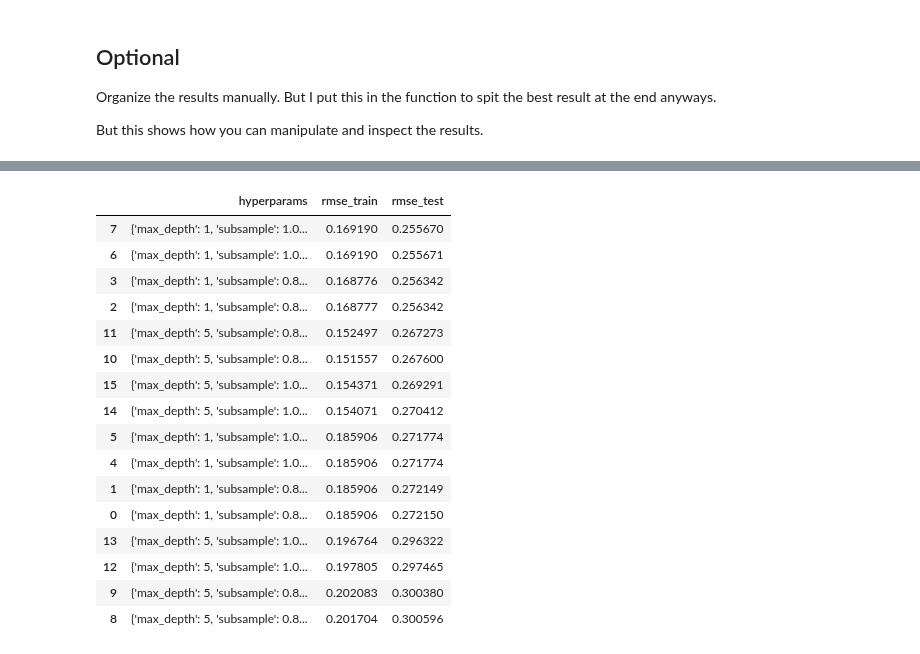
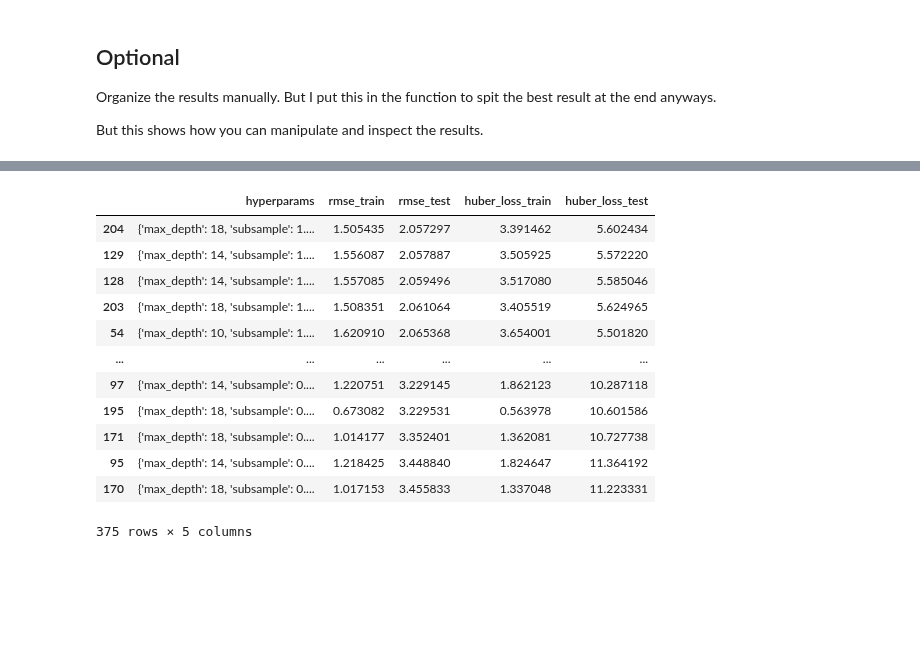
Before and after one commit to mattslyons/JLPS_capstone_project, a Jupyter notebook: modeling/anand_backup/2nd_stage_cv_func_anand.ipynb, the cells around one changed output, grey strips where cells are left out. Cells and saved outputs as stored; diff of their text form; code cells hidden in the pictures; blank space fills up the shorter version.

```diff
--- a/modeling/anand_backup/2nd_stage_cv_func_anand.ipynb
+++ b/modeling/anand_backup/2nd_stage_cv_func_anand.ipynb
@@ -854,0 +1126,11 @@ def time_series_cv(
+# %%
+stage2_params_best = {'max_depth': 18, 'subsample': 1.0, 'eta': 0.01, 'lambda': 1.0, 'n_estimators': 180}
+X = df_model_s2[[predictor_name_s2] + fixed_effects_cols]
+y = df_model_s2[y_var_s2]
+
+xgbr_s2_best = xgb.XGBRegressor(**stage2_params_best, random_state=20)
+xgbr_s2_best.fit(X, y)
+y_hat_s2 = xgbr_s2_best.predict(X)
+
+rmse_val = np.mean(((y - y_hat_s2)**2)**.5)
+print(rmse_val)
@@ -854,0 +1141,2 @@ def time_series_cv(
+# %%
+df_model_s2[y_var_s2+'_hat'] = y_hat_s2
@@ -855,6 +1168,6 @@ def time_series_cv(
 # %%
-output = time_series_cv(df, xvars = num_vars + counties + months, yvar = 'y_hematopoietic',
-  hyperparams = {'max_depth': [1, 5], 'subsample': [.8, 1], 'eta': [.1, .3], 'lambda': [1, .8]},
+output, best_hyperparams_s2 = time_series_cv(df_model_s2, xvars = ([target_name_s1] + fixed_effects_cols), yvar = y_var_s2,
+  hyperparams = {'max_depth': [3, 5, 10, 18], 'subsample': [.8, 1], 'eta': [.1, .3], 'lambda': [1, .8]},
   search_type = 'grid',
   folds = 5,
   verbose=1)
@@ -876,7 +1194,9 @@ output2 = pd.DataFrame({
   'hyperparams': output['hyperparams'],
   'fold': output['fold'],
   'rmse_train': output['rmse_train'],
-  'rmse_test': output['rmse_test']
+  'rmse_test': output['rmse_test'],
+  'huber_loss_train': output['huber_loss_train'],
+  'huber_loss_test': output['huber_loss_test']
 })
 output2
 # %% [output]
@@ -896,25 +1216,24 @@ output2
 # %%
 output2['hyperparams'] = output2['hyperparams'].astype(str)
-output_grp = output2.groupby('hyperparams')[['rmse_train', 'rmse_test']].mean().reset_index().sort_values('rmse_test')
+
+output_grp = output2.groupby('hyperparams')[['rmse_train', 'rmse_test', \
+'huber_loss_train', 'huber_loss_test']].mean().reset_index().sort_values('rmse_test')
+
 output_grp
 # %% [output]
-|  | hyperparams | rmse_train | rmse_test |
-| 7 | {'max_depth': 1, 'subsample': 1.0... | 0.169190 | 0.255670 |
-| 6 | {'max_depth': 1, 'subsample': 1.0... | 0.169190 | 0.255671 |
-| 3 | {'max_depth': 1, 'subsample': 0.8... | 0.168776 | 0.256342 |
-| 2 | {'max_depth': 1, 'subsample': 0.8... | 0.168777 | 0.256342 |
-| 11 | {'max_depth': 5, 'subsample': 0.8... | 0.152497 | 0.267273 |
-| 10 | {'max_depth': 5, 'subsample': 0.8... | 0.151557 | 0.267600 |
-| 15 | {'max_depth': 5, 'subsample': 1.0... | 0.154371 | 0.269291 |
-| 14 | {'max_depth': 5, 'subsample': 1.0... | 0.154071 | 0.270412 |
-| 5 | {'max_depth': 1, 'subsample': 1.0... | 0.185906 | 0.271774 |
-| 4 | {'max_depth': 1, 'subsample': 1.0... | 0.185906 | 0.271774 |
-| 1 | {'max_depth': 1, 'subsample': 0.8... | 0.185906 | 0.272149 |
-| 0 | {'max_depth': 1, 'subsample': 0.8... | 0.185906 | 0.272150 |
-| 13 | {'max_depth': 5, 'subsample': 1.0... | 0.196764 | 0.296322 |
-| 12 | {'max_depth': 5, 'subsample': 1.0... | 0.197805 | 0.297465 |
-| 9 | {'max_depth': 5, 'subsample': 0.8... | 0.202083 | 0.300380 |
-| 8 | {'max_depth': 5, 'subsample': 0.8... | 0.201704 | 0.300596 |
+|  | hyperparams | rmse_train | rmse_test | huber_loss_train | huber_loss_test |
+| 204 | {'max_depth': 18, 'subsample': 1.... | 1.505435 | 2.057297 | 3.391462 | 5.602434 |
+| 129 | {'max_depth': 14, 'subsample': 1.... | 1.556087 | 2.057887 | 3.505925 | 5.572220 |
+| 128 | {'max_depth': 14, 'subsample': 1.... | 1.557085 | 2.059496 | 3.517080 | 5.585046 |
+| 203 | {'max_depth': 18, 'subsample': 1.... | 1.508351 | 2.061064 | 3.405519 | 5.624965 |
+| 54 | {'max_depth': 10, 'subsample': 1.... | 1.620910 | 2.065368 | 3.654001 | 5.501820 |
+| ... | ... | ... | ... | ... | ... |
+| 97 | {'max_depth': 14, 'subsample': 0.... | 1.220751 | 3.229145 | 1.862123 | 10.287118 |
+| 195 | {'max_depth': 18, 'subsample': 0.... | 0.673082 | 3.229531 | 0.563978 | 10.601586 |
+| 171 | {'max_depth': 18, 'subsample': 0.... | 1.014177 | 3.352401 | 1.362081 | 10.727738 |
+| 95 | {'max_depth': 14, 'subsample': 0.... | 1.218425 | 3.448840 | 1.824647 | 11.364192 |
+| 170 | {'max_depth': 18, 'subsample': 0.... | 1.017153 | 3.455833 | 1.337048 | 11.223331 |
+375 rows × 5 columns
 # %%
 print('best hyperparams: {}'.format(output_grp.iloc[0,0]))
 # %% [output]
```
Also changed, not shown: parts of 50 cells of this notebook.
